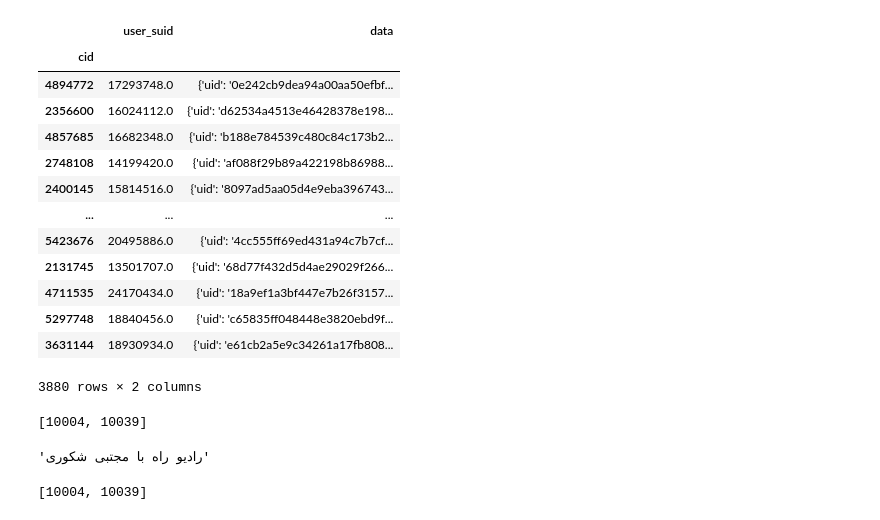
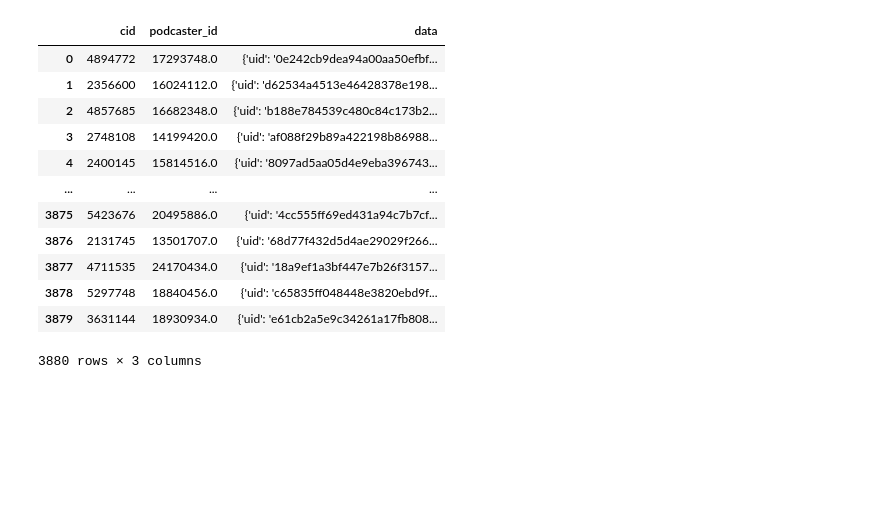
Before and after one commit to 0xkamkar/ML_Project, a Jupyter notebook: Milestone1/3-Data_Preprocessing/categoty.ipynb, the cells around one changed output. Saved outputs shown, nothing was run; the diff lists cells and outputs as text; code cells hidden in the pictures; blank space fills up the shorter version.

```diff
--- a/Milestone1/3-Data_Preprocessing/categoty.ipynb
+++ b/Milestone1/3-Data_Preprocessing/categoty.ipynb
@@ -21,4 +17,6 @@ all_podcasts_with_channel
 # %%
-all_podcasts = all_podcasts_with_channel[['cid', 'user_suid', 'data']].set_index('cid')
+all_podcasts_with_channel = pd.read_json("all_podcasts_with_channel.json")
+all_podcasts_with_channel.rename(columns= {'user_suid':'podcaster_id'}, inplace = True)
+all_podcasts = all_podcasts_with_channel[['cid', 'podcaster_id', 'data']].set_index('cid')
 all_podcasts.head()
 # %% [output]
@@ -51,18 +33,17 @@ my_cids_list = my_podcasts['cid'].tolist()
 # %%
-my_podcast_with_data = all_podcasts.loc[my_cids_list]
+my_podcast_with_data = all_podcasts.loc[my_cids_list].reset_index()
 my_podcast_with_data
 # %% [output]
-|  | user_suid | data |
-| cid |  |  |
-| 4894772 | 17293748.0 | {'uid': '0e242cb9dea94a00aa50efbf... |
-| 2356600 | 16024112.0 | {'uid': 'd62534a4513e46428378e198... |
-| 4857685 | 16682348.0 | {'uid': 'b188e784539c480c84c173b2... |
-| 2748108 | 14199420.0 | {'uid': 'af088f29b89a422198b86988... |
-| 2400145 | 15814516.0 | {'uid': '8097ad5aa05d4e9eba396743... |
-| ... | ... | ... |
-| 5423676 | 20495886.0 | {'uid': '4cc555ff69ed431a94c7b7cf... |
-| 2131745 | 13501707.0 | {'uid': '68d77f432d5d4ae29029f266... |
-| 4711535 | 24170434.0 | {'uid': '18a9ef1a3bf447e7b26f3157... |
-| 5297748 | 18840456.0 | {'uid': 'c65835ff048448e3820ebd9f... |
-| 3631144 | 18930934.0 | {'uid': 'e61cb2a5e9c34261a17fb808... |
+|  | cid | podcaster_id | data |
+| 0 | 4894772 | 17293748.0 | {'uid': '0e242cb9dea94a00aa50efbf... |
+| 1 | 2356600 | 16024112.0 | {'uid': 'd62534a4513e46428378e198... |
+| 2 | 4857685 | 16682348.0 | {'uid': 'b188e784539c480c84c173b2... |
+| 3 | 2748108 | 14199420.0 | {'uid': 'af088f29b89a422198b86988... |
+| 4 | 2400145 | 15814516.0 | {'uid': '8097ad5aa05d4e9eba396743... |
+| ... | ... | ... | ... |
+| 3875 | 5423676 | 20495886.0 | {'uid': '4cc555ff69ed431a94c7b7cf... |
+| 3876 | 2131745 | 13501707.0 | {'uid': '68d77f432d5d4ae29029f266... |
+| 3877 | 4711535 | 24170434.0 | {'uid': '18a9ef1a3bf447e7b26f3157... |
+| 3878 | 5297748 | 18840456.0 | {'uid': 'c65835ff048448e3820ebd9f... |
+| 3879 | 3631144 | 18930934.0 | {'uid': 'e61cb2a5e9c34261a17fb808... |
-3880 rows × 2 columns
+3880 rows × 3 columns
@@ -72,4 +49,0 @@ def categories(cid):
-# %%
-categories(4894772)
-# %% [output]
-[10004, 10039]
@@ -79,8 +49,0 @@ def title(cid):
-# %%
-title(4894772)
-# %% [output]
-'رادیو راه با مجتبی شکوری'
-# %%
-categories(2598530)
-# %% [output]
-[10004, 10039]
```
Also changed, not shown: parts of 21 cells of this notebook.
